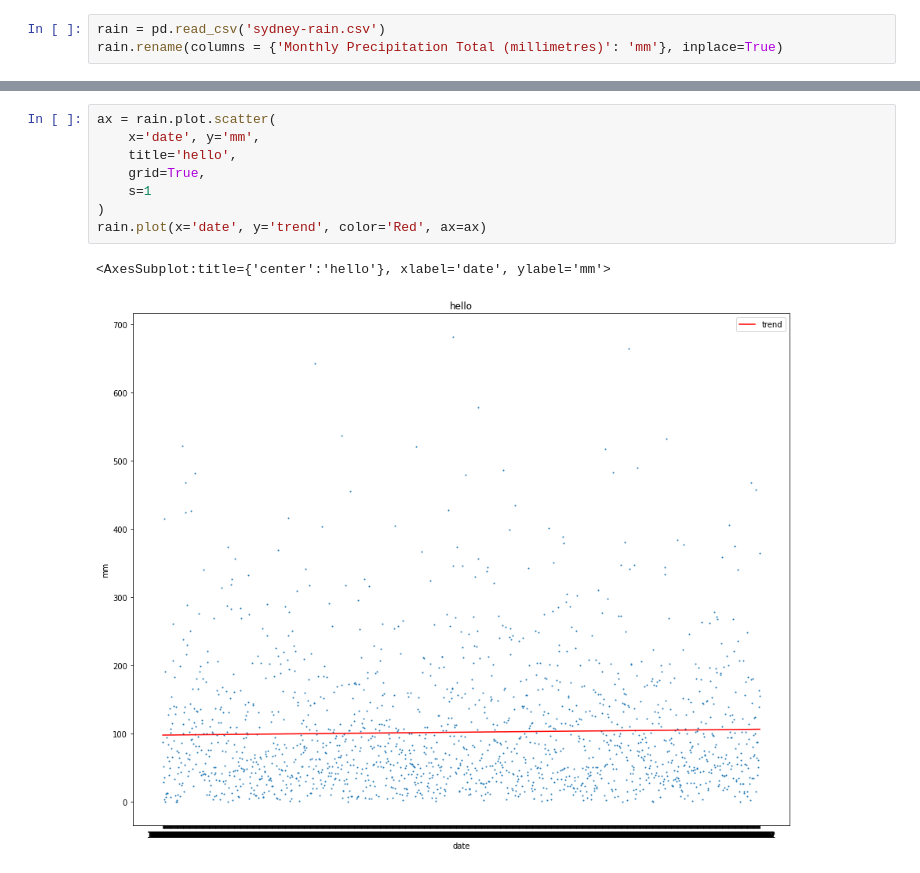
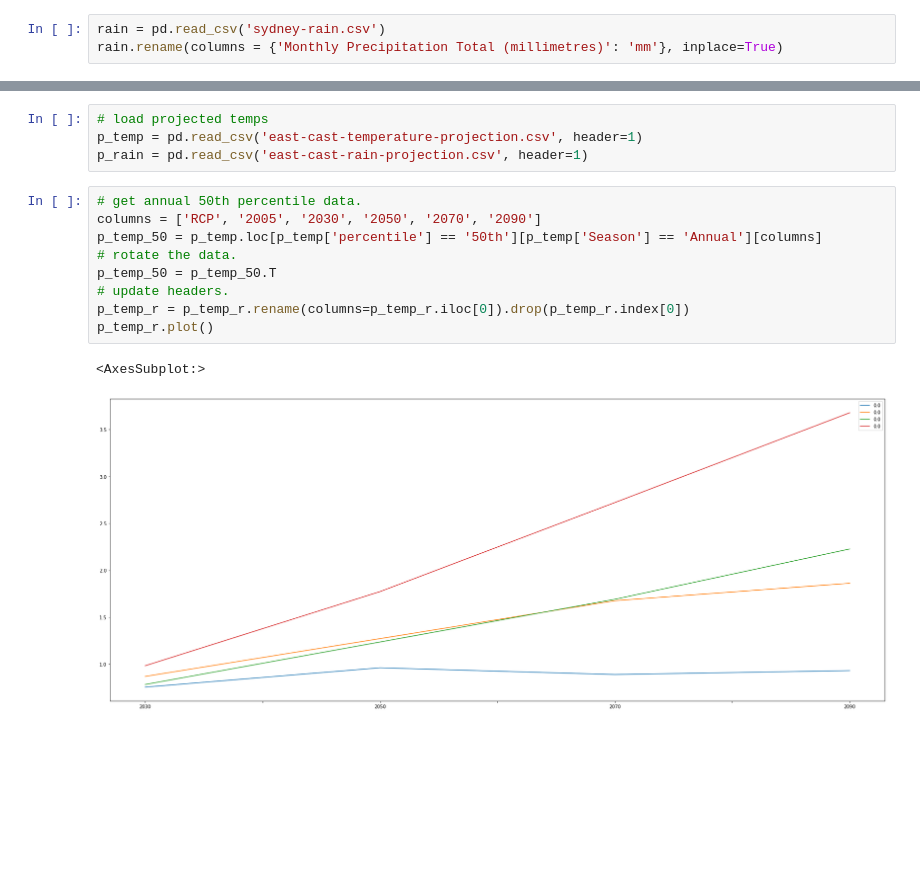
Before and after one commit to ioionu/sydney-climate-charts, a Jupyter notebook: chart.ipynb, the cells around one changed output, grey strips where cells are left out. Saved outputs shown, nothing was run; the diff lists cells and outputs as text; blank space fills up the shorter version.

```diff
--- a/chart.ipynb
+++ b/chart.ipynb
@@ -80,11 +133,16 @@ Text(40, -20, '106.2')
-# %%
-ax = rain.plot.scatter(
-    x='date', y='mm',
-    title='hello',
-    grid=True,
-    s=1
-)
-rain.plot(x='date', y='trend', color='Red', ax=ax)
-# %% [output]
-<AxesSubplot:title={'center':'hello'}, xlabel='date', ylabel='mm'>
-[figure, removed]
+# %%
+# load projected temps
+p_temp = pd.read_csv('east-cast-temperature-projection.csv', header=1)
+p_rain = pd.read_csv('east-cast-rain-projection.csv', header=1)
+# %%
+# get annual 50th percentile data.
+columns = ['RCP', '2005', '2030', '2050', '2070', '2090']
+p_temp_50 = p_temp.loc[p_temp['percentile'] == '50th'][p_temp['Season'] == 'Annual'][columns]
+# rotate the data.
+p_temp_50 = p_temp_50.T
+# update headers.
+p_temp_r = p_temp_r.rename(columns=p_temp_r.iloc[0]).drop(p_temp_r.index[0])
+p_temp_r.plot()
+# %% [output]
+<AxesSubplot:>
+[figure, added]
```
Also changed, not shown: parts of 8 cells of this notebook, 4 other files.
